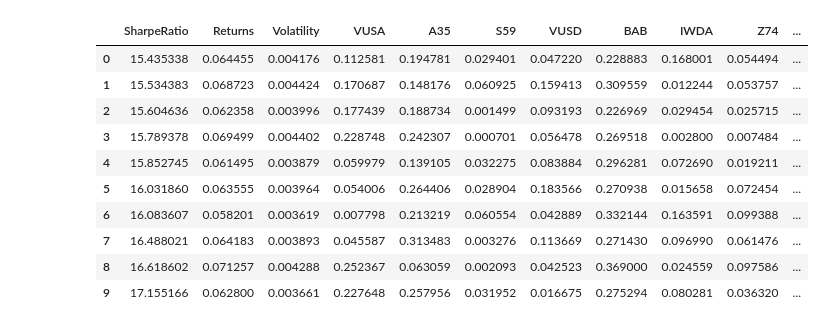
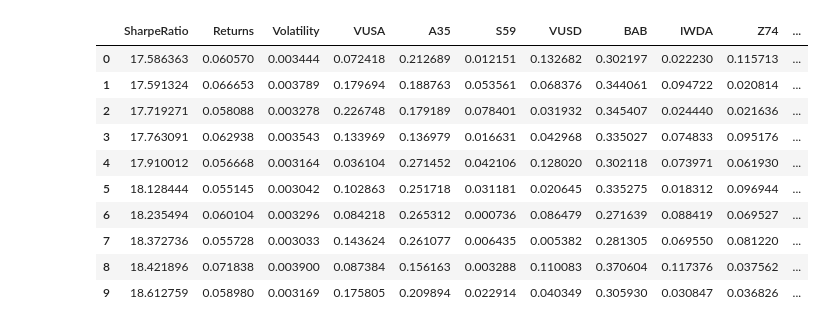
Before and after one commit to yehjxraymond/portfolio-optimisation, a Jupyter notebook: Optimisation with Portfolio.ipynb, the cells around one changed output. Saved outputs shown, nothing was run; the diff lists cells and outputs as text; code cells hidden in the pictures.

```diff
--- a/Optimisation with Portfolio.ipynb
+++ b/Optimisation with Portfolio.ipynb
@@ -68,7 +53,7 @@ def randomWeight(length):
 # %%
 %%time
 
-noSimulations = 10000
+noSimulations = 100000
 rf = 0.02
 simWeights = []
 simRets = []
@@ -77,7 +62,7 @@ simSharpes = []
 
 for i in range(noSimulations):
     weights = randomWeight(len(names))
-    perf = p.portfolioPerformance(weights)
+    perf = p.portfolioPerformance(weights, rf=rf)
 
     simWeights.append(weights)
     simRets.append(perf["returns"])
@@ -101,21 +86,25 @@ plt.show()
 # %%
 # Get top 10 portfolio with highest sharpe
 sortedIndices = np.argsort(simSharpes)[-10:]
 
-results = []
+results = []def randomWeight(length):
+    w = np.random.random(length)
+    w /= np.sum(w)p.portfolioPerformance(currentWeight)
+
+    return w
 for x in sortedIndices:
     results.append(np.insert(simWeights[x], 0, [simSharpes[x], simRets[x], simVols[x]]))
 pd.DataFrame(results, columns=["SharpeRatio", "Returns", "Volatility"] + stockNames)
 # %% [output]
 |  | SharpeRatio | Returns | Volatility | VUSA | A35 | S59 | VUSD | BAB | IWDA | Z74 | ... |
-| 0 | 15.435338 | 0.064455 | 0.004176 | 0.112581 | 0.194781 | 0.029401 | 0.047220 | 0.228883 | 0.168001 | 0.054494 | ... |
-| 1 | 15.534383 | 0.068723 | 0.004424 | 0.170687 | 0.148176 | 0.060925 | 0.159413 | 0.309559 | 0.012244 | 0.053757 | ... |
-| 2 | 15.604636 | 0.062358 | 0.003996 | 0.177439 | 0.188734 | 0.001499 | 0.093193 | 0.226969 | 0.029454 | 0.025715 | ... |
-| 3 | 15.789378 | 0.069499 | 0.004402 | 0.228748 | 0.242307 | 0.000701 | 0.056478 | 0.269518 | 0.002800 | 0.007484 | ... |
-| 4 | 15.852745 | 0.061495 | 0.003879 | 0.059979 | 0.139105 | 0.032275 | 0.083884 | 0.296281 | 0.072690 | 0.019211 | ... |
-| 5 | 16.031860 | 0.063555 | 0.003964 | 0.054006 | 0.264406 | 0.028904 | 0.183566 | 0.270938 | 0.015658 | 0.072454 | ... |
-| 6 | 16.083607 | 0.058201 | 0.003619 | 0.007798 | 0.213219 | 0.060554 | 0.042889 | 0.332144 | 0.163591 | 0.099388 | ... |
-| 7 | 16.488021 | 0.064183 | 0.003893 | 0.045587 | 0.313483 | 0.003276 | 0.113669 | 0.271430 | 0.096990 | 0.061476 | ... |
-| 8 | 16.618602 | 0.071257 | 0.004288 | 0.252367 | 0.063059 | 0.002093 | 0.042523 | 0.369000 | 0.024559 | 0.097586 | ... |
-| 9 | 17.155166 | 0.062800 | 0.003661 | 0.227648 | 0.257956 | 0.031952 | 0.016675 | 0.275294 | 0.080281 | 0.036320 | ... |
+| 0 | 17.586363 | 0.060570 | 0.003444 | 0.072418 | 0.212689 | 0.012151 | 0.132682 | 0.302197 | 0.022230 | 0.115713 | ... |
+| 1 | 17.591324 | 0.066653 | 0.003789 | 0.179694 | 0.188763 | 0.053561 | 0.068376 | 0.344061 | 0.094722 | 0.020814 | ... |
+| 2 | 17.719271 | 0.058088 | 0.003278 | 0.226748 | 0.179189 | 0.078401 | 0.031932 | 0.345407 | 0.024440 | 0.021636 | ... |
+| 3 | 17.763091 | 0.062938 | 0.003543 | 0.133969 | 0.136979 | 0.016631 | 0.042968 | 0.335027 | 0.074833 | 0.095176 | ... |
+| 4 | 17.910012 | 0.056668 | 0.003164 | 0.036104 | 0.271452 | 0.042106 | 0.128020 | 0.302118 | 0.073971 | 0.061930 | ... |
+| 5 | 18.128444 | 0.055145 | 0.003042 | 0.102863 | 0.251718 | 0.031181 | 0.020645 | 0.335275 | 0.018312 | 0.096944 | ... |
+| 6 | 18.235494 | 0.060104 | 0.003296 | 0.084218 | 0.265312 | 0.000736 | 0.086479 | 0.271639 | 0.088419 | 0.069527 | ... |
+| 7 | 18.372736 | 0.055728 | 0.003033 | 0.143624 | 0.261077 | 0.006435 | 0.005382 | 0.281305 | 0.069550 | 0.081220 | ... |
+| 8 | 18.421896 | 0.071838 | 0.003900 | 0.087384 | 0.156163 | 0.003288 | 0.110083 | 0.370604 | 0.117376 | 0.037562 | ... |
+| 9 | 18.612759 | 0.058980 | 0.003169 | 0.175805 | 0.209894 | 0.022914 | 0.040349 | 0.305930 | 0.030847 | 0.036826 | ... |
 [interactive output not drawn]
```
Also changed, not shown: parts of 5 cells of this notebook.
